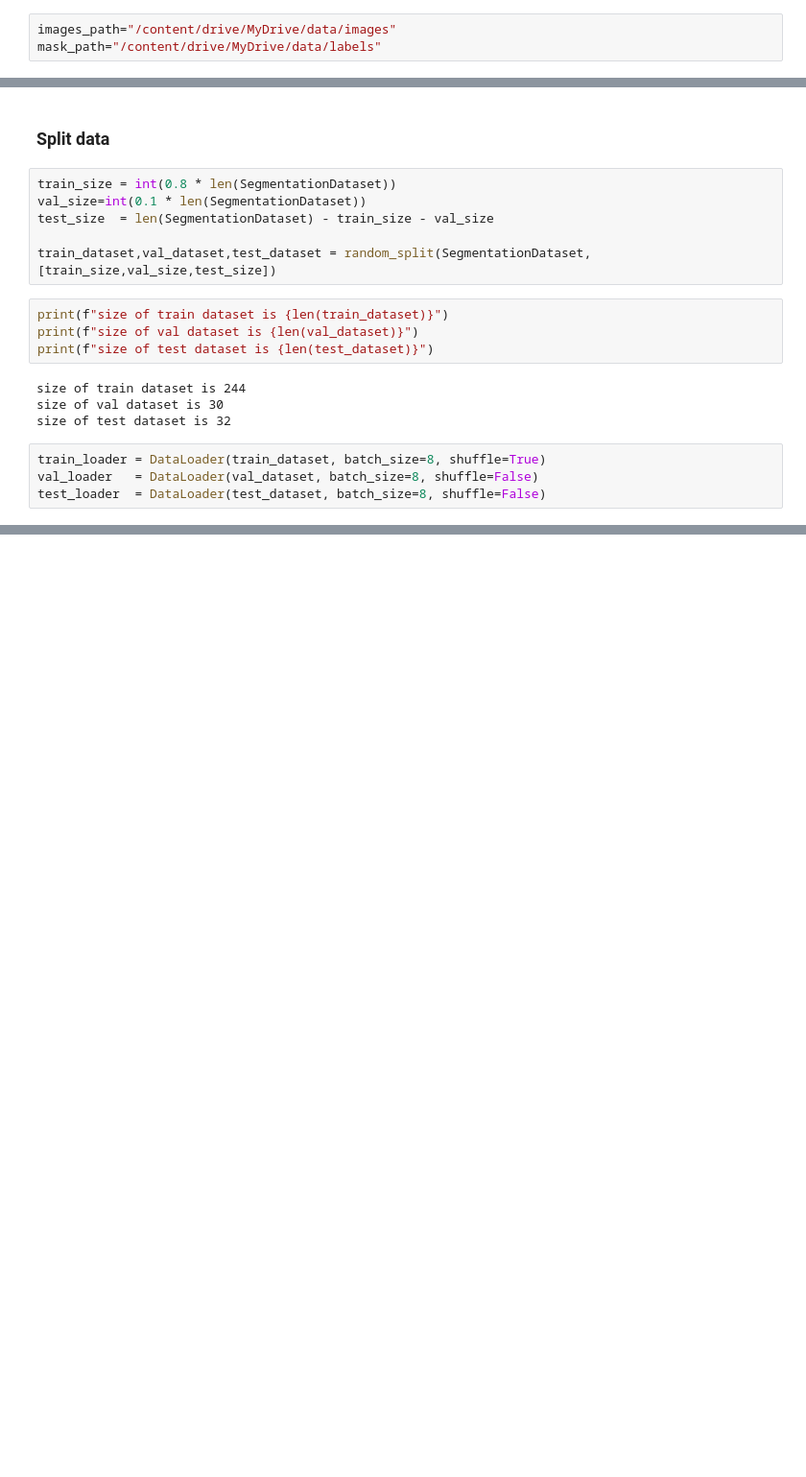
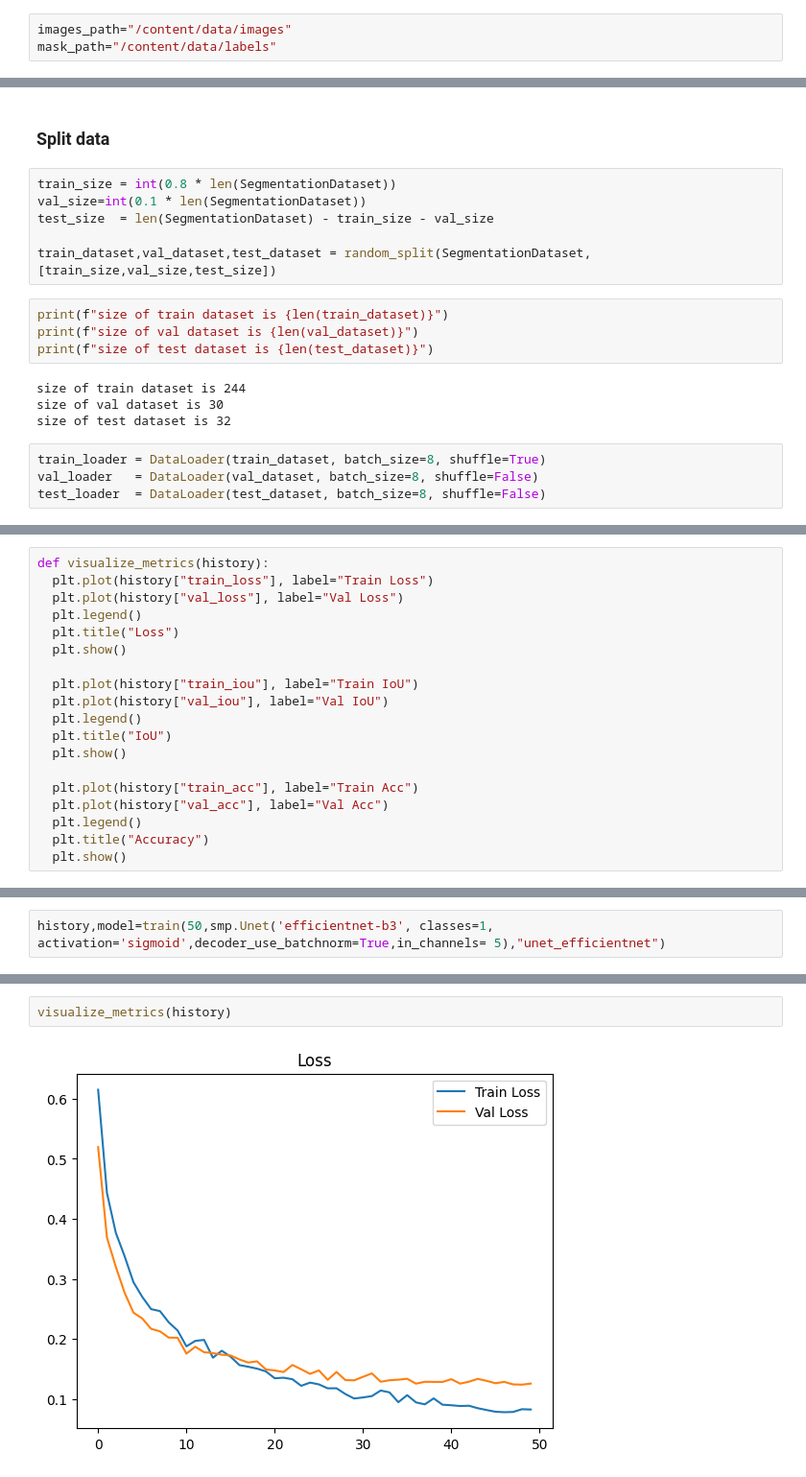
Before and after one commit to abdelrahman-7474/Water-Segmentation, a Jupyter notebook: Water_Segmentation_pytorch.ipynb, the cells around one changed output, grey strips where cells are left out. Shown: that part at 96% size. Saved outputs shown, nothing was run; the diff lists cells and outputs as text; blank space fills up the shorter version.

Commit message:
modify pytorch and use pretrained model

```diff
--- a/Water_Segmentation_pytorch.ipynb
+++ b/Water_Segmentation_pytorch.ipynb
@@ -65,6 +82,6 @@ class SegmentationDataset(Dataset):
 # %%
-images_path="/content/drive/MyDrive/data/images"
-mask_path="/content/drive/MyDrive/data/labels"
+images_path="/content/data/images"
+mask_path="/content/data/labels"
 # %%
 transfer = transforms.Compose(
     [
@@ -277,0 +236,19 @@ KeyboardInterrupt:
+# %%
+def visualize_metrics(history):
+  plt.plot(history["train_loss"], label="Train Loss")
+  plt.plot(history["val_loss"], label="Val Loss")
+  plt.legend()
+  plt.title("Loss")
+  plt.show()
+
+  plt.plot(history["train_iou"], label="Train IoU")
+  plt.plot(history["val_iou"], label="Val IoU")
+  plt.legend()
+  plt.title("IoU")
+  plt.show()
+
+  plt.plot(history["train_acc"], label="Train Acc")
+  plt.plot(history["val_acc"], label="Val Acc")
+  plt.legend()
+  plt.title("Accuracy")
+  plt.show()
@@ -277,0 +327,2 @@ KeyboardInterrupt:
+# %%
+history,model=train(50,smp.Unet('efficientnet-b3', classes=1, activation='sigmoid',decoder_use_batchnorm=True,in_channels= 5),"unet_efficientnet")
@@ -277,0 +347,4 @@ KeyboardInterrupt:
+# %%
+visualize_metrics(history)
+# %% [output]
+[figure, added]
```
Also changed, not shown: parts of 33 cells of this notebook.
